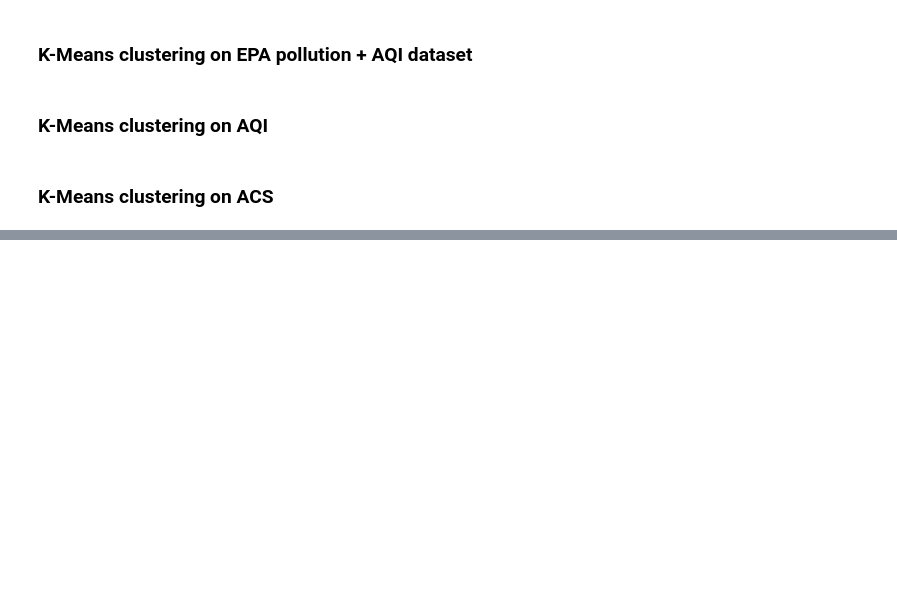
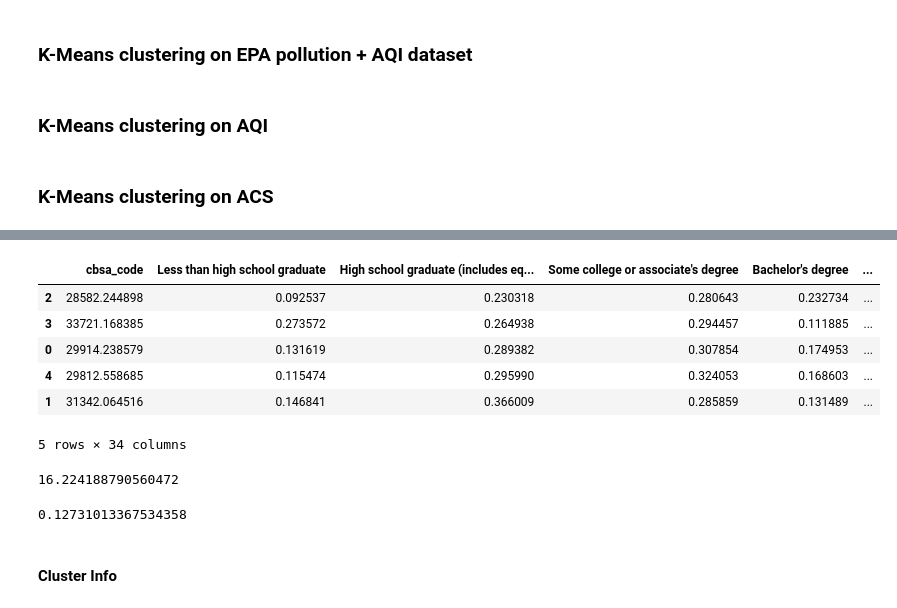
Before and after one commit to Suchith3004/socioeconomic-pollution, a Jupyter notebook: scripts/clustering_analysis.ipynb, the cells around one changed output, grey strips where cells are left out. Saved outputs shown, nothing was run; the diff lists cells and outputs as text; code cells hidden in the pictures; blank space fills up the shorter version.

```diff
--- a/scripts/clustering_analysis.ipynb
+++ b/scripts/clustering_analysis.ipynb
@@ -129,7 +141,7 @@ for year in range(2005, 2020):
                 new_row[k + '_' + attr] = pollutant[attr].mean()
 
         # Add matching AQI report to index
-        aqi_dict = aqi_report[(aqi_report['cbsa_code'] == code) & (aqi_report['year'] == year)]
+        aqi_dict = aqi[(aqi['cbsa_code'] == code) & (aqi['year'] == year)]
         for col in aqi_dict.columns:
             if col != 'year' and col != 'cbsa_code':
                 new_row[col] = aqi_dict.iloc[0, :][col] if (aqi_dict.shape[0] != 0) else None
@@ -227,0 +229,9 @@ plt.show()
+# %%
+def cluster_encode(cluster_num, data):
+    census_code = [2,0,4,1,3]
+    aqi_code = [2,0,1,4,3]
+
+    if data == 'aqi':
+        return aqi_code.index(cluster_num)
+    elif data == 'census':
+        return census_code.index(cluster_num)
@@ -227,0 +339,22 @@ plt.show()
+# %%
+cluster_info = pd.DataFrame()
+for clus in census['cluster'].unique():
+    new_row = dict()
+    cluster_census = census[census['cluster'] == clus]
+    for col in cluster_census:
+        new_row[col] = cluster_census[col].mean()
+
+    cluster_info = cluster_info.append(new_row, ignore_index=True)
+
+
+cluster_info.sort_values(['High school graduate (includes equivalency)'], inplace=True, axis=0)
+cluster_info.drop(columns=['cbsa_code', 'year']).to_csv('census_cluster_info.csv', index=True)
+cluster_info
+# %% [output]
+|  | cbsa_code | Less than high school graduate | High school graduate (includes eq... | Some college or associate's degree | Bachelor's degree | ... |
+| 2 | 28582.244898 | 0.092537 | 0.230318 | 0.280643 | 0.232734 | ... |
+| 3 | 33721.168385 | 0.273572 | 0.264938 | 0.294457 | 0.111885 | ... |
+| 0 | 29914.238579 | 0.131619 | 0.289382 | 0.307854 | 0.174953 | ... |
+| 4 | 29812.558685 | 0.115474 | 0.295990 | 0.324053 | 0.168603 | ... |
+| 1 | 31342.064516 | 0.146841 | 0.366009 | 0.285859 | 0.131489 | ... |
+5 rows × 34 columns
@@ -227,0 +364,23 @@ plt.show()
+# %%
+similarity = dict()
+for cbsa in common_cbsa:
+    df = cluster_df[cluster_df['cbsa_code'] == cbsa]
+
+    distance, path = fastdtw(df['census_cluster'], df['aqi_cluster'])
+    similarity[cbsa] = distance
+mean([i for i in similarity.values() if not math.isnan(i)])
+# %% [output]
+16.224188790560472
+# %%
+from scipy.stats import spearmanr
+covariance = dict()
+for cbsa in common_cbsa:
+    df = cluster_df[cluster_df['cbsa_code'] == cbsa].drop(columns=['cbsa_code', 'year'])
+
+    covariance[cbsa], _ = spearmanr(df['census_cluster'], df['aqi_cluster'])
+
+mean([i for i in covariance.values() if not math.isnan(i)])
+# %% [output]
+0.12731013367534358
+# %% [markdown]
+#### Cluster Info
```
Also changed, not shown: parts of 42 cells of this notebook, 6 other files.
